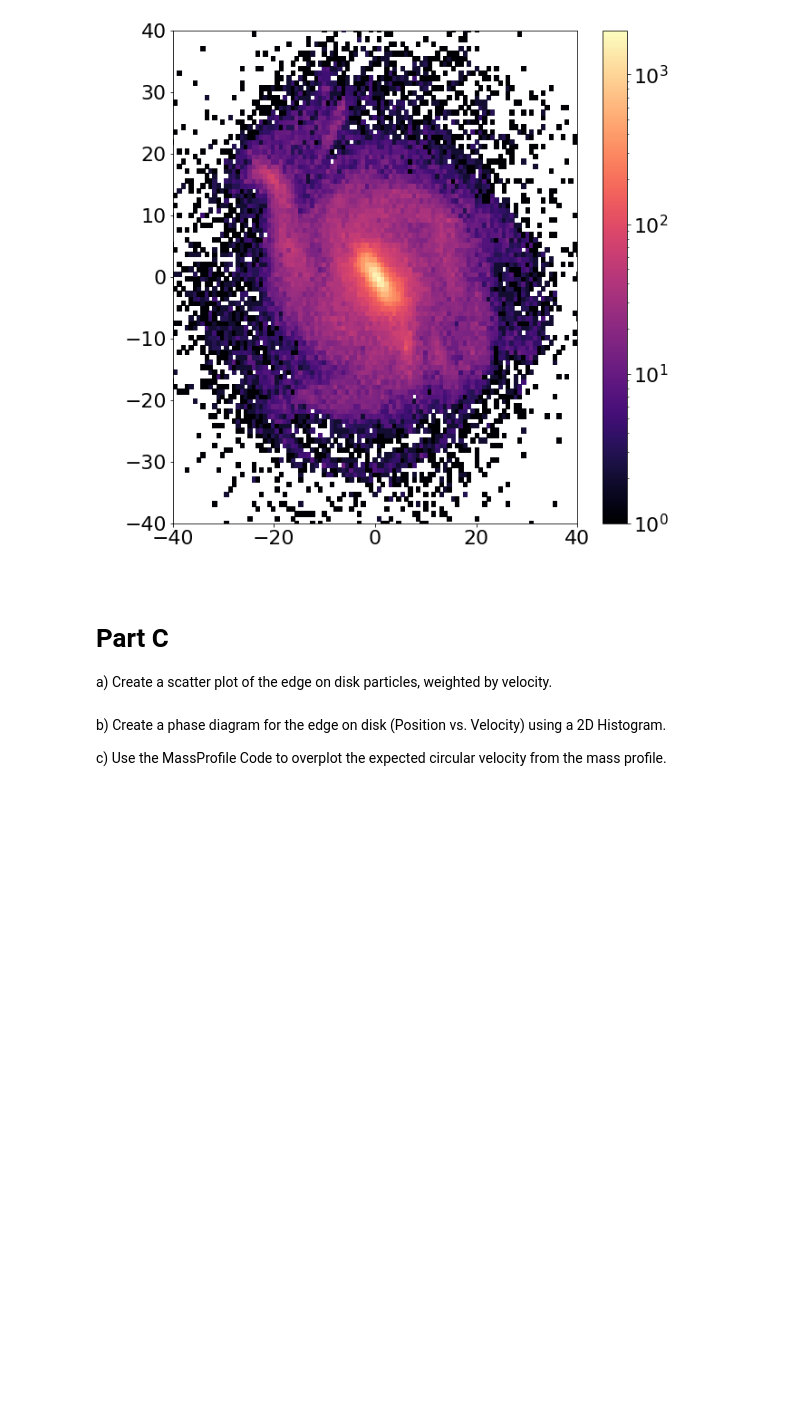
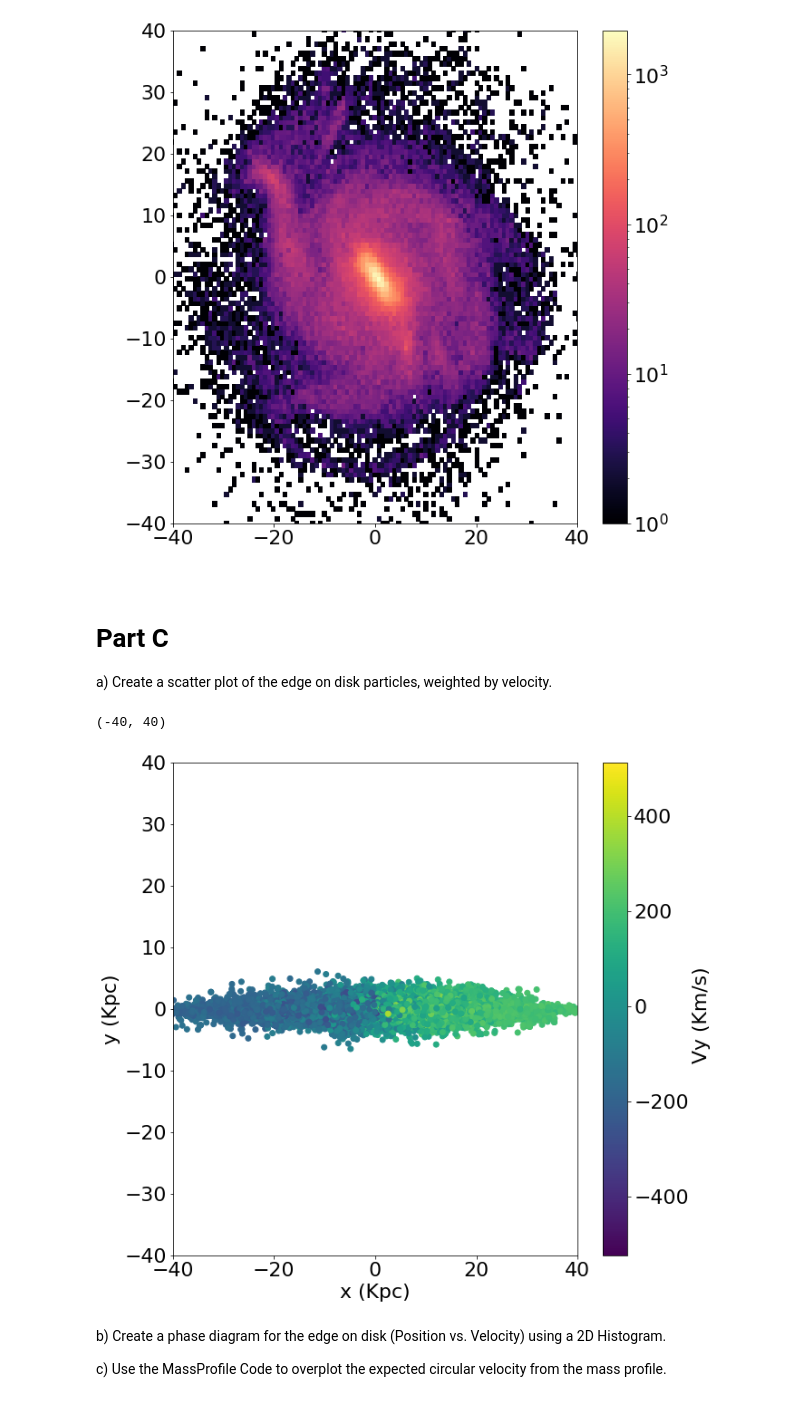
Before and after one commit to kyubito/400B_MASINI, a Jupyter notebook: Labs/Lab7/Lab7.ipynb, the cells around one changed output. Saved outputs shown, nothing was run; the diff lists cells and outputs as text; code cells hidden in the pictures; blank space fills up the shorter version.

```diff
--- a/Labs/Lab7/Lab7.ipynb
+++ b/Labs/Lab7/Lab7.ipynb
@@ -292,36 +292,39 @@ a) Create a scatter plot of the edge on disk particles, weighted by velocity.
 # %%
 # Plot velocity weighted EDGE ON DISK
 
 fig = plt.figure(figsize=(10,10))
 ax = plt.subplot(111)
 
 # plot position of disk particles color coded by velocity along the 3rd axis
 # plt.scatter(pos1, pos2, c=vel1)
 # ADD HERE
 
-plt.scatter(rnew[:,0], rnew[:,2, c=vnew[:,1]])
+plt.scatter(rnew[:,0], rnew[:,2], c=vnew[:,1])
 
 #colorbar
 cbar = plt.colorbar()
 cbar.set_label('Vy (Km/s)  ', size=22)
 
 # Add axis labels
 plt.xlabel(' x (Kpc) ', fontsize=22)
-plt.ylabel(' y  ', fontsize=22)
+plt.ylabel(' y (Kpc) ', fontsize=22)
 
 
 # calculate the 2D density of the data given
-counts,xbins,ybins=np.histogram2d(xD[index],yD[index],bins=100,normed=LogNorm())
+#counts,xbins,ybins=np.histogram2d(xD[index],yD[index],bins=100,normed=LogNorm())
 
 
 #adjust tick label font size
 label_size = 22
 matplotlib.rcParams['xtick.labelsize'] = label_size
 matplotlib.rcParams['ytick.labelsize'] = label_size
 
 #set axis limits
 plt.ylim(-40,40)
 plt.xlim(-40,40)
+# %% [output]
+(-40, 40)
+[figure, added]
 # %% [markdown]
 b) Create a phase diagram for the edge on disk (Position vs. Velocity) using a 2D Histogram.
 
```
Also changed, not shown: parts of 3 cells of this notebook, 4 other files.
